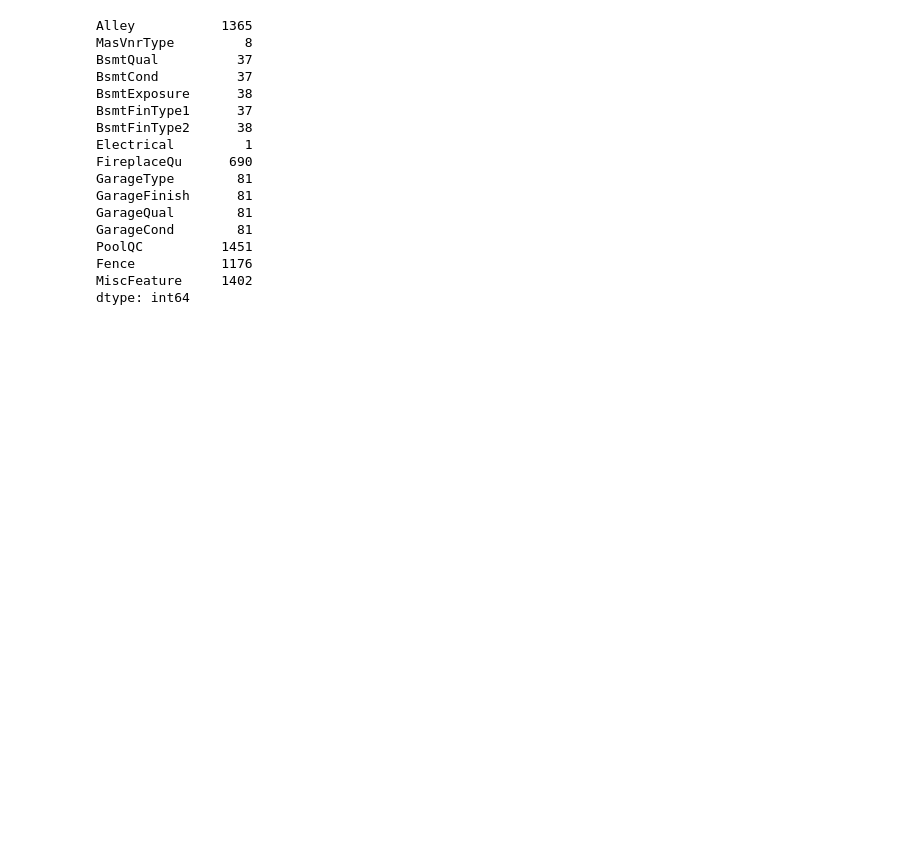
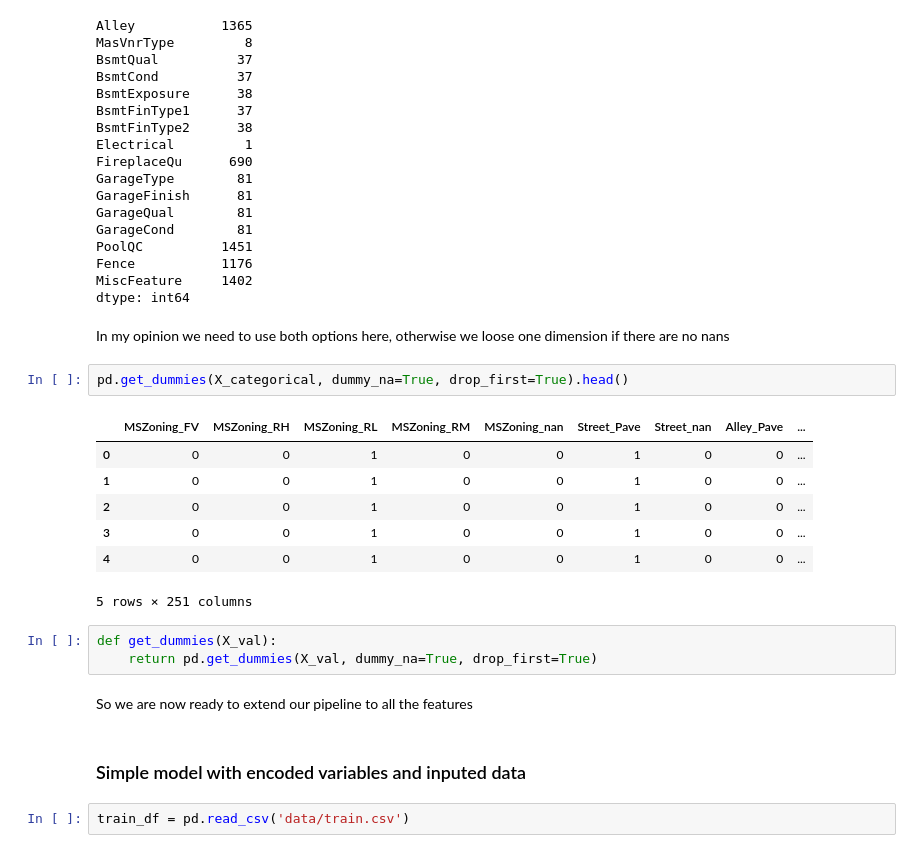
Before and after one commit to huli/predicting-house-prices, a Jupyter notebook: predicting_house_prices.ipynb, the cells around one changed output. Cells and saved outputs as stored; diff of their text form; blank space fills up the shorter version.

```diff
--- a/predicting_house_prices.ipynb
+++ b/predicting_house_prices.ipynb
@@ -589,3 +601,24 @@ PoolQC          1451
 Fence           1176
 MiscFeature     1402
 dtype: int64
+# %% [markdown]
+In my opinion we need to use both options here, otherwise we loose one dimension if there are no nans
+# %%
+pd.get_dummies(X_categorical, dummy_na=True, drop_first=True).head()
+# %% [output]
+|  | MSZoning_FV | MSZoning_RH | MSZoning_RL | MSZoning_RM | MSZoning_nan | Street_Pave | Street_nan | Alley_Pave | ... |
+| 0 | 0 | 0 | 1 | 0 | 0 | 1 | 0 | 0 | ... |
+| 1 | 0 | 0 | 1 | 0 | 0 | 1 | 0 | 0 | ... |
+| 2 | 0 | 0 | 1 | 0 | 0 | 1 | 0 | 0 | ... |
+| 3 | 0 | 0 | 1 | 0 | 0 | 1 | 0 | 0 | ... |
+| 4 | 0 | 0 | 1 | 0 | 0 | 1 | 0 | 0 | ... |
+5 rows × 251 columns
+# %%
+def get_dummies(X_val):
+    return pd.get_dummies(X_val, dummy_na=True, drop_first=True)
+# %% [markdown]
+So we are now ready to extend our pipeline to all the features
+# %% [markdown]
+### Simple model with encoded variables and inputed data
+# %%
+train_df = pd.read_csv('data/train.csv')
```
Also changed, not shown: parts of 15 cells of this notebook.
